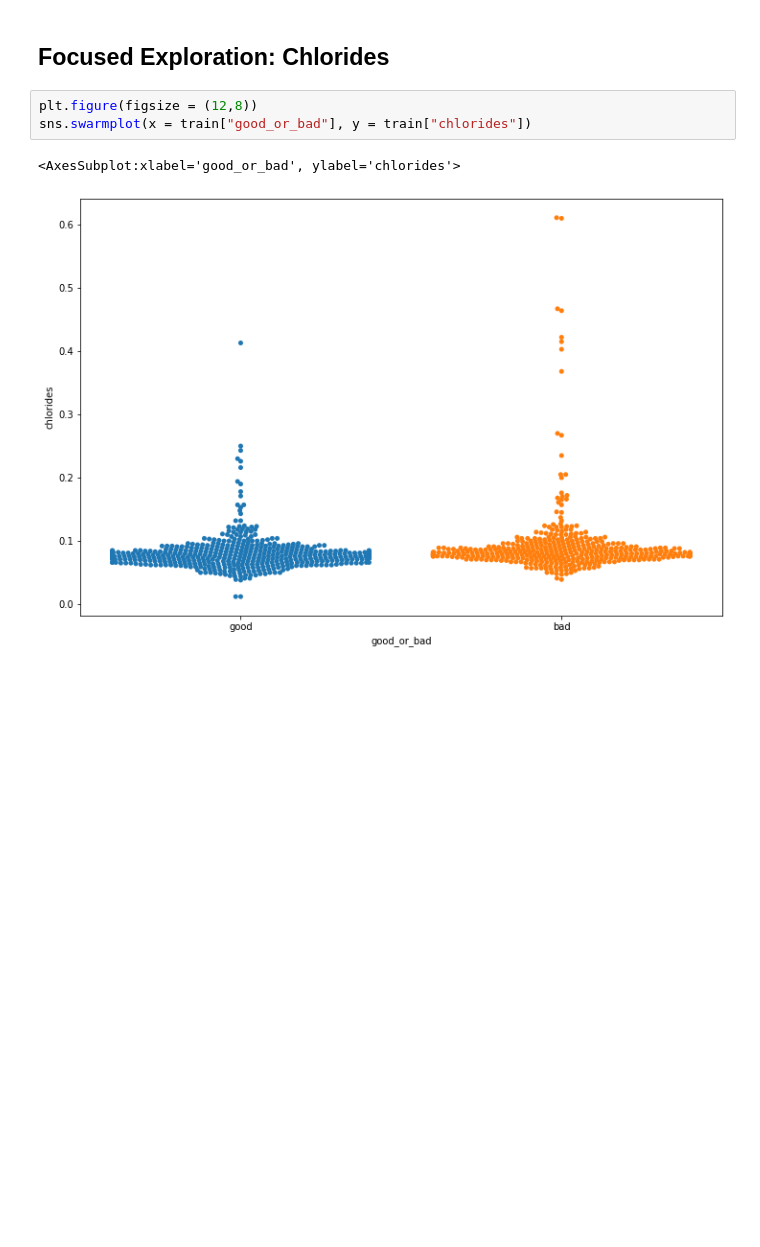
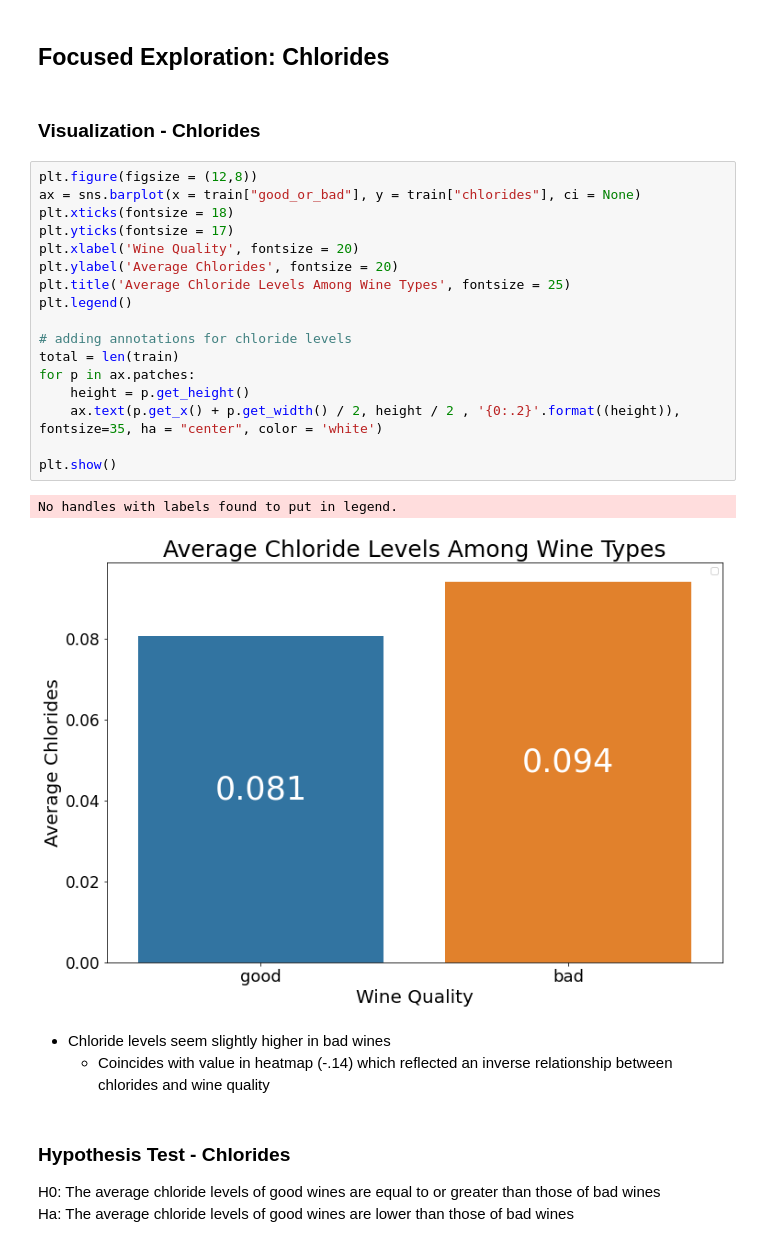
Before and after one commit to SamuelD-Data/red_wine_quality, a Jupyter notebook: red_wine_notebook.ipynb, the cells around one changed output. Drawn from its saved outputs; the diff is of its cells as text; blank space fills up the shorter version.

Commit message:
converted chloride swarmplot to barplot, added hypothesis test for chloride levels, added takeaways

```diff
--- a/red_wine_notebook.ipynb
+++ b/red_wine_notebook.ipynb
@@ -229,9 +231,34 @@ plt.show()
 - With these variables being noted, my initial iteration of this project will focus solely on these variables but I may explore the more weakly correlated variables at a later time
 # %% [markdown]
 ## Focused Exploration: Chlorides
-# %%
-plt.figure(figsize = (12,8))
-sns.swarmplot(x = train["good_or_bad"], y = train["chlorides"])
-# %% [output]
-<AxesSubplot:xlabel='good_or_bad', ylabel='chlorides'>
-[figure, removed]
+# %% [markdown]
+### Visualization - Chlorides
+# %%
+plt.figure(figsize = (12,8))
+ax = sns.barplot(x = train["good_or_bad"], y = train["chlorides"], ci = None)
+plt.xticks(fontsize = 18)
+plt.yticks(fontsize = 17)
+plt.xlabel('Wine Quality', fontsize = 20)
+plt.ylabel('Average Chlorides', fontsize = 20)
+plt.title('Average Chloride Levels Among Wine Types', fontsize = 25)
+plt.legend()
+
+# adding annotations for chloride levels
+total = len(train)
+for p in ax.patches:
+    height = p.get_height()
+    ax.text(p.get_x() + p.get_width() / 2, height / 2 , '{0:.2}'.format((height)), fontsize=35, ha = "center", color = 'white')
+
+plt.show()
+# %% [output]
+No handles with labels found to put in legend.
+[figure, added]
+# %% [markdown]
+- Chloride levels seem slightly higher in bad wines
+    - Coincides with value in heatmap (-.14) which reflected an inverse relationship between chlorides and wine quality
+# %% [markdown]
+### Hypothesis Test - Chlorides
+
+H0: The average chloride levels of good wines are equal to or greater than those of bad wines
+<br>
+Ha: The average chloride levels of good wines are lower than those of bad wines
```
Also changed, not shown: parts of 4 cells of this notebook.
